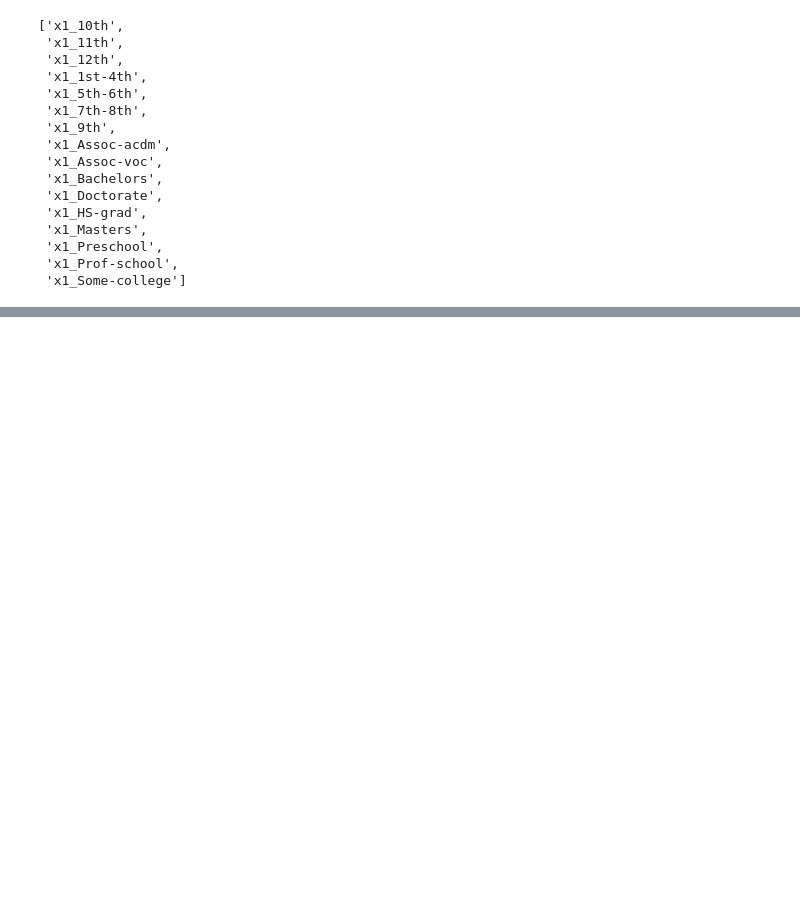
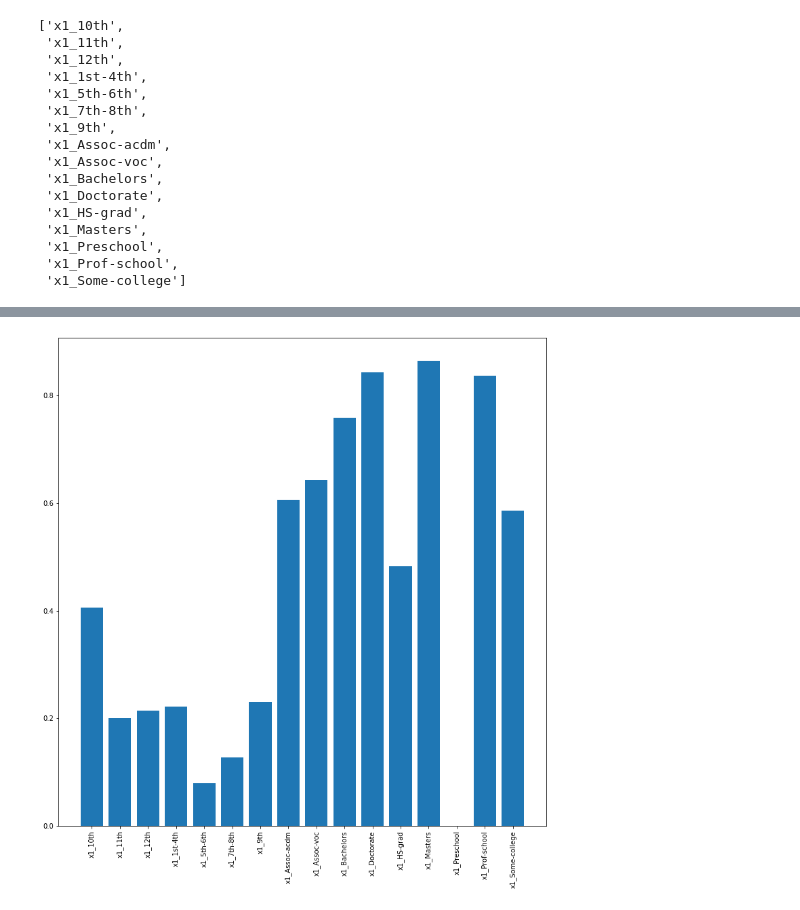
Before and after one commit to LuMel/Project_module4_CICD, a Jupyter notebook: notebooks/data_slice_preparation.ipynb, the cells around one changed output, grey strips where cells are left out. Saved outputs shown, nothing was run; the diff lists cells and outputs as text; code cells hidden in the pictures; blank space fills up the shorter version.

```diff
--- a/notebooks/data_slice_preparation.ipynb
+++ b/notebooks/data_slice_preparation.ipynb
@@ -195,3 +182,5 @@ cols_name
  'x1_Preschool',
  'x1_Prof-school',
  'x1_Some-college']
+# %%
+metrics_ = pd.read_csv("../slice_output.txt", sep = ' ')
@@ -197,0 +207,13 @@ cols_name
+# %%
+import matplotlib.pyplot as plt
+
+fig = plt.figure(figsize=(10,10))
+ax = fig.add_axes([0,0,1,1])
+ed_level = metrics_.education
+fbeta = metrics_.fbeta
+ax.bar(ed_level,fbeta)
+plt.xticks(rotation=90)
+plt.savefig("../screenshots/fbeta_ed.png")
+plt.show()
+# %% [output]
+[figure, added]
```
Also changed, not shown: parts of 3 cells of this notebook, 4 other files.
